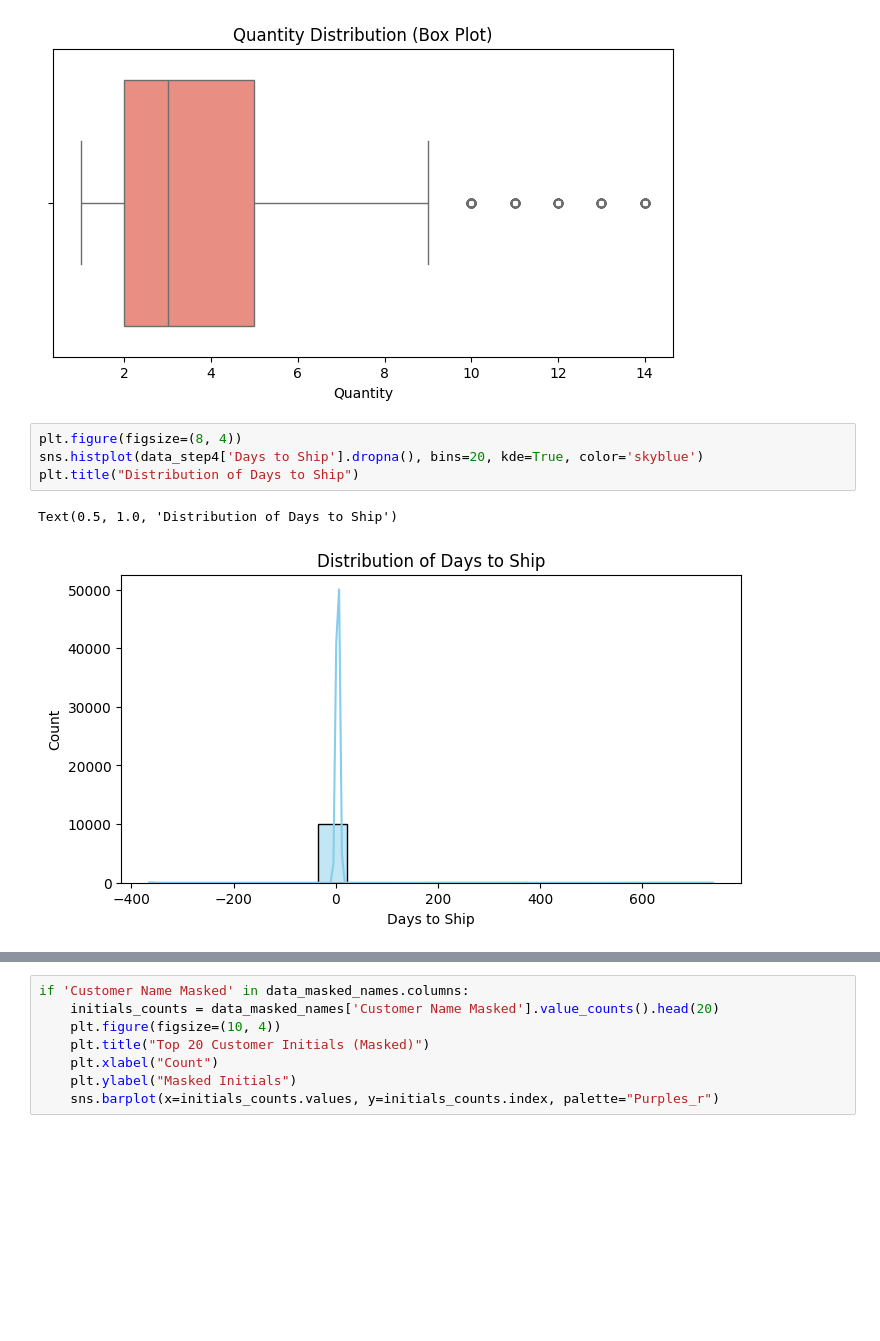
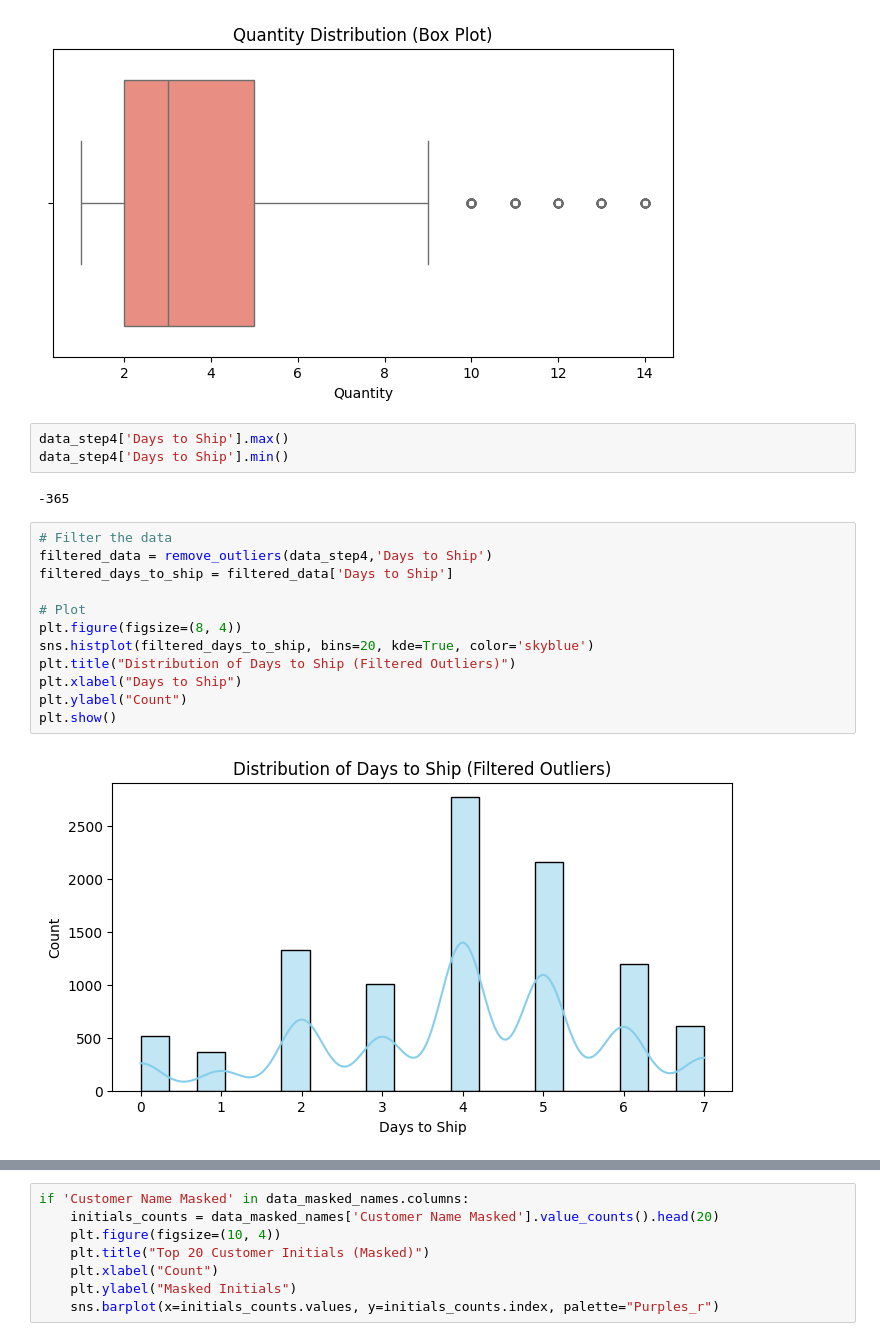
Before and after one commit to hrajpal96/chai-code-superstore-analysis, a Jupyter notebook: Superstore-Sales-Case-Study.ipynb, the cells around one changed output, grey strips where cells are left out. Drawn from its saved outputs; the diff is of its cells as text; blank space fills up the shorter version.

```diff
--- a/Superstore-Sales-Case-Study.ipynb
+++ b/Superstore-Sales-Case-Study.ipynb
@@ -299,12 +306,24 @@ sns.boxplot(x=data_step4['Quantity'].dropna(), color='salmon')
 # %% [output]
 <Axes: title={'center': 'Quantity Distribution (Box Plot)'}, xlabel='Quantity'>
 [figure]
+# %%
+data_step4['Days to Ship'].max()
+data_step4['Days to Ship'].min()
+# %% [output]
+-365
 # %%
+# Filter the data
+filtered_data = remove_outliers(data_step4,'Days to Ship')
+filtered_days_to_ship = filtered_data['Days to Ship']
+
+# Plot
 plt.figure(figsize=(8, 4))
-sns.histplot(data_step4['Days to Ship'].dropna(), bins=20, kde=True, color='skyblue')
-plt.title("Distribution of Days to Ship")
+sns.histplot(filtered_days_to_ship, bins=20, kde=True, color='skyblue')
+plt.title("Distribution of Days to Ship (Filtered Outliers)")
+plt.xlabel("Days to Ship")
+plt.ylabel("Count")
+plt.show()
 # %% [output]
-Text(0.5, 1.0, 'Distribution of Days to Ship')
-[figure, old version]
+[figure, new version]
 # %%
 # Step 5: Mask customer name
```
Also changed, not shown: parts of 6 cells of this notebook, 1 other file.
